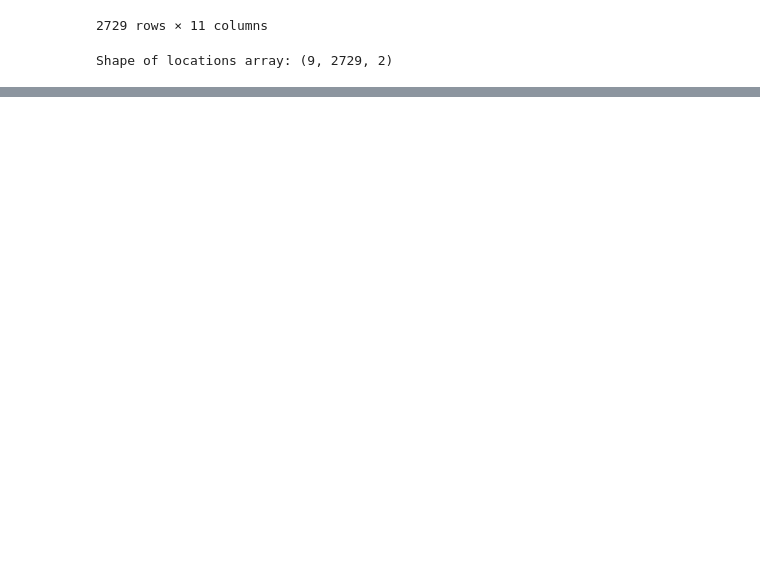
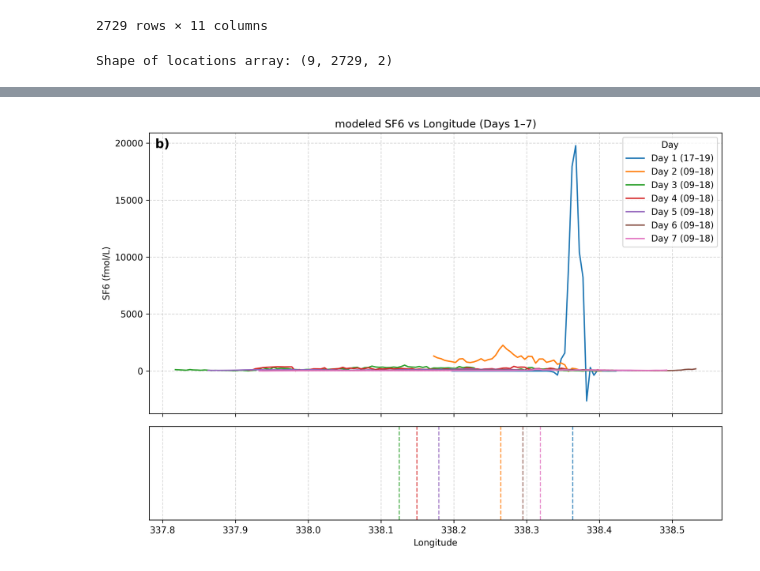
Before and after one commit to CWorthy-ocean/C-Star-in-Hvalfjordur, a Jupyter notebook: notebooks/sf6/sf6_model.ipynb, the cells around one changed output, grey strips where cells are left out. Saved outputs shown, nothing was run; the diff lists cells and outputs as text; code cells hidden in the pictures; blank space fills up the shorter version.

```diff
--- a/notebooks/sf6/sf6_model.ipynb
+++ b/notebooks/sf6/sf6_model.ipynb
@@ -559,14 +593,14 @@ import xarray as xr
 scaling_factor=97.09
 
 x = xr.open_mfdataset(
-    '/home/x-uheede/S/Iceland2_NOMARBL_2024_DYE_NewV/Iceland2_MARBL_2024_his.202407????????.nc',
+    '/home/x-uheede/S/Iceland2_NOMARBL_2024_DYE_2/Iceland2_MARBL_2024_his.202407????????.nc',
     combine='nested',
     concat_dim=["time"]
 )
 
 # open grid
 grid = xr.open_mfdataset(
-    '/home/x-uheede/S/Iceland2_MARBL_2024_60m/P_INPUT/archive/Iceland2_grid_MAT1.nc'
+    '/home/x-uheede/S/Iceland2_NOMARBL_2024_DYE_2/P_INPUT/Iceland2_grid.nc'
 )
 
 # Constants
@@ -697,30 +731,32 @@ for d, day in enumerate(unique_days[:num_days]):
     )
 
 
 # Bottom Plot (Empty Box with Median Labels)
 ax2.set_xlabel('Longitude')
 ax2.set_ylabel('')           # Hide ylabel
 ax2.set_yticks([])           # Remove y-ticks
 ax2.set_yticklabels([])      # Remove y-tick labels
 ax2.grid(True, axis='x', linestyle='--', alpha=0.5)
 
 # -----------------------
 # Final formatting
 # -----------------------
 #ax1.set_xlabel('Longitude')
 ax1.set_ylabel('SF6 (fmol/L)')
 ax1.set_title('modeled SF6 vs Longitude (Days 1–7)')
 ax1.legend(title='Day')
 ax1.grid(True, which='both', linestyle='--', alpha=0.5)
 #ax1.set_ylim([-1,3000])
 # Panel label a)
 ax1.text(
     0.01, 0.98, "b)",
     transform=ax1.transAxes,
     fontsize=14,
     fontweight="bold",
     va="top",
     ha="left"
 )
 plt.tight_layout()
 plt.show()
+# %% [output]
+[figure, added]
```
Also changed, not shown: parts of 8 cells of this notebook, 14 other files.
